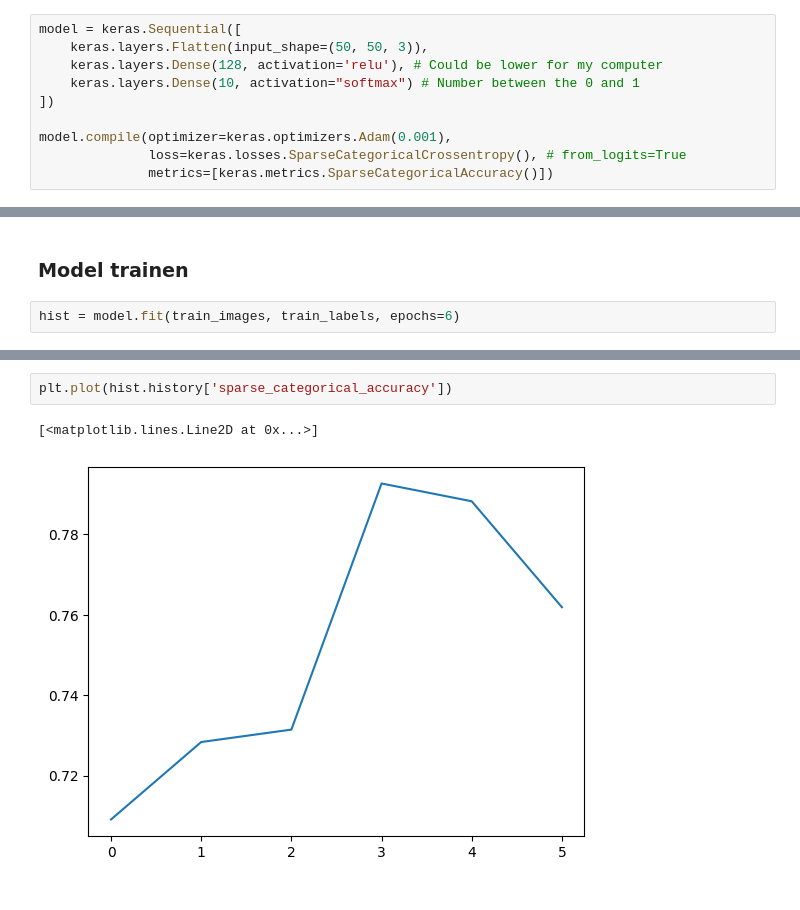
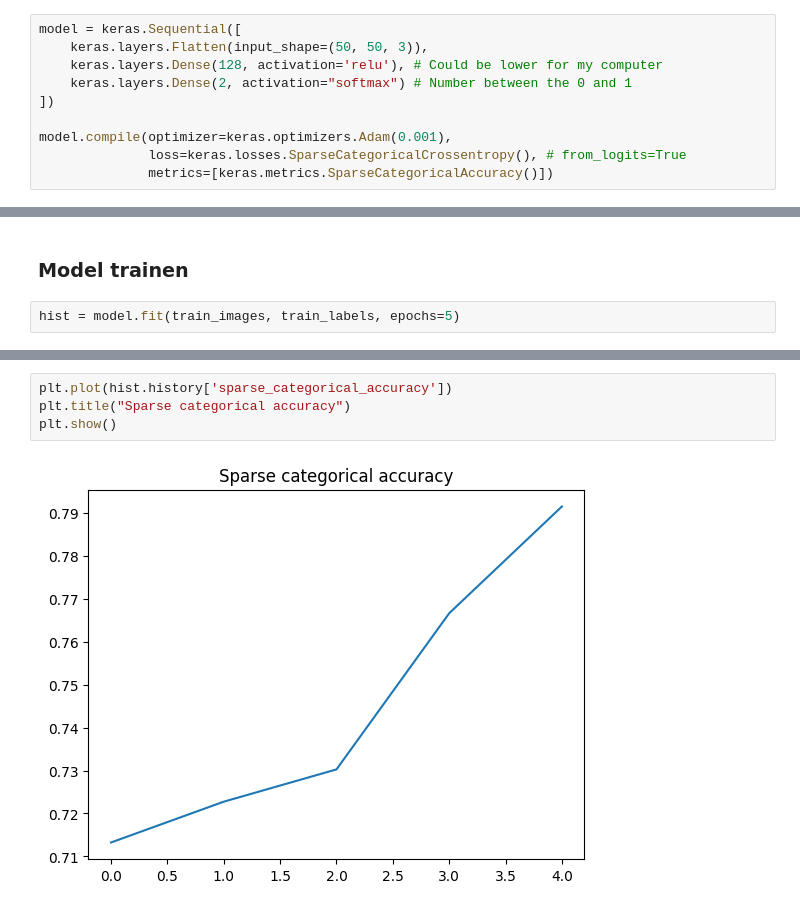
Before and after one commit to DemiOever/casus_d, a Jupyter notebook: model_training.ipynb, the cells around one changed output, grey strips where cells are left out. Drawn from its saved outputs; the diff is of its cells as text.

Commit message:
changed the layers for model_training and added doc to yolo.ipynb

```diff
--- a/model_training.ipynb
+++ b/model_training.ipynb
@@ -116,7 +118,7 @@ In ons geval wordt er ruim 53.000 train afbeeldingen en 14.000 test afbeeldingen
 model = keras.Sequential([
     keras.layers.Flatten(input_shape=(50, 50, 3)),
     keras.layers.Dense(128, activation='relu'), # Could be lower for my computer
-    keras.layers.Dense(10, activation="softmax") # Number between the 0 and 1
+    keras.layers.Dense(2, activation="softmax") # Number between the 0 and 1
 ])
 
 model.compile(optimizer=keras.optimizers.Adam(0.001),
@@ -127,5 +129,5 @@ Het model kan worden uitgebreid voor mogelijk betere resultaten.
 # %% [markdown]
 ### Model trainen
 # %%
-hist = model.fit(train_images, train_labels, epochs=6)
+hist = model.fit(train_images, train_labels, epochs=5)
 # %% [output]
@@ -146,8 +149,9 @@ Epoch 6/6
 # %%
 plt.plot(hist.history['sparse_categorical_accuracy'])
+plt.title("Sparse categorical accuracy")
+plt.show()
 # %% [output]
-[<matplotlib.lines.Line2D at 0x...>]
-[figure, old version]
+[figure, new version]
 # %%
 y_pred = model.predict(test_images)
 df = np.asarray(confusion_matrix(np.argmax(y_pred, axis=1), test_labels))
```
Also changed, not shown: parts of 12 cells of this notebook.
